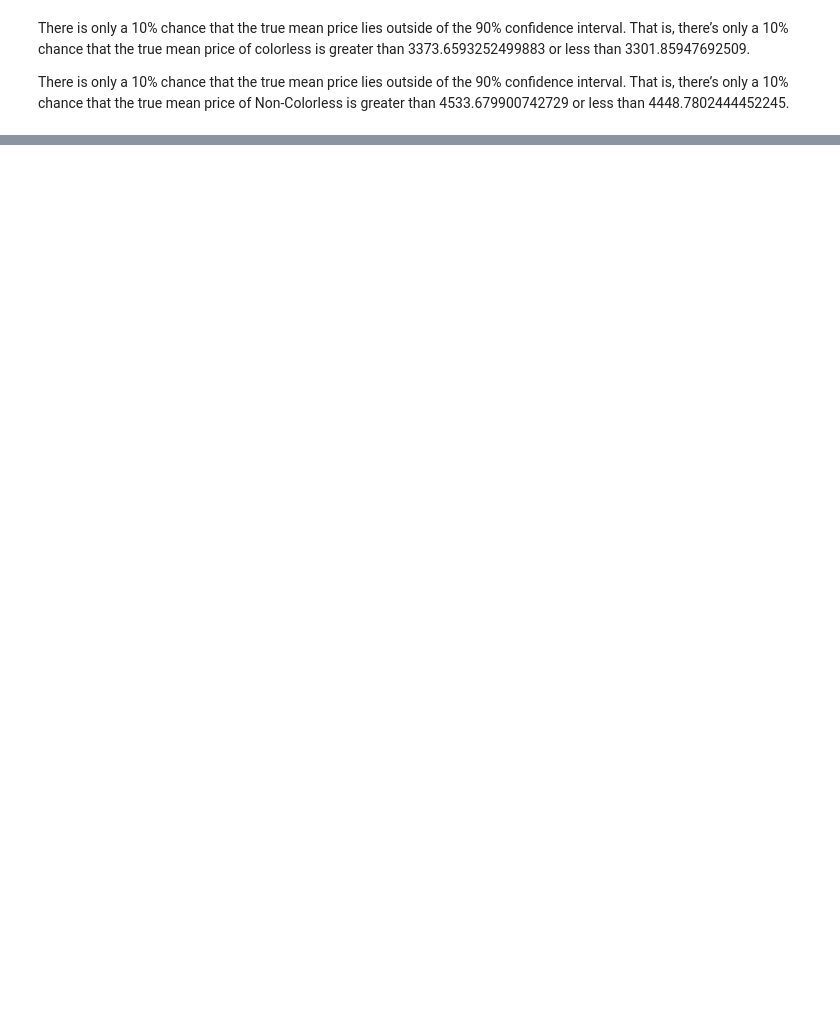
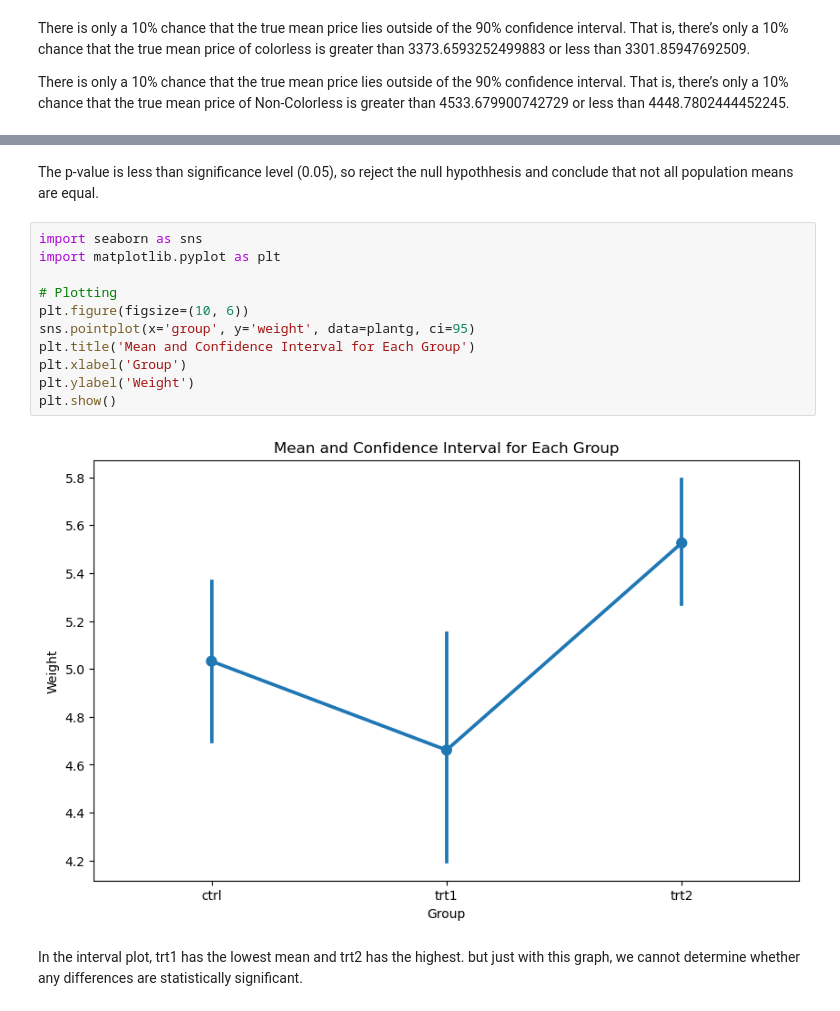
Before and after one commit to helencosta4/Stats-CA2, a Jupyter notebook: CA2.ipynb, the cells around one changed output, grey strips where cells are left out. Saved outputs shown, nothing was run; the diff lists cells and outputs as text; blank space fills up the shorter version.

```diff
--- a/CA2.ipynb
+++ b/CA2.ipynb
@@ -361,0 +586,17 @@ There is only a 10% chance that the true mean price lies outside of the 90% conf
+# %% [markdown]
+The p-value is less than significance level (0.05), so reject the null hypothhesis and conclude that not all population means are equal.
+# %%
+import seaborn as sns
+import matplotlib.pyplot as plt
+
+# Plotting
+plt.figure(figsize=(10, 6))
+sns.pointplot(x='group', y='weight', data=plantg, ci=95)
+plt.title('Mean and Confidence Interval for Each Group')
+plt.xlabel('Group')
+plt.ylabel('Weight')
+plt.show()
+# %% [output]
+[figure, added]
+# %% [markdown]
+In the interval plot, trt1 has the lowest mean and trt2 has the highest. but just with this graph, we cannot determine whether any differences are statistically significant.
```
Also changed, not shown: parts of 78 cells of this notebook, 1 other file.
